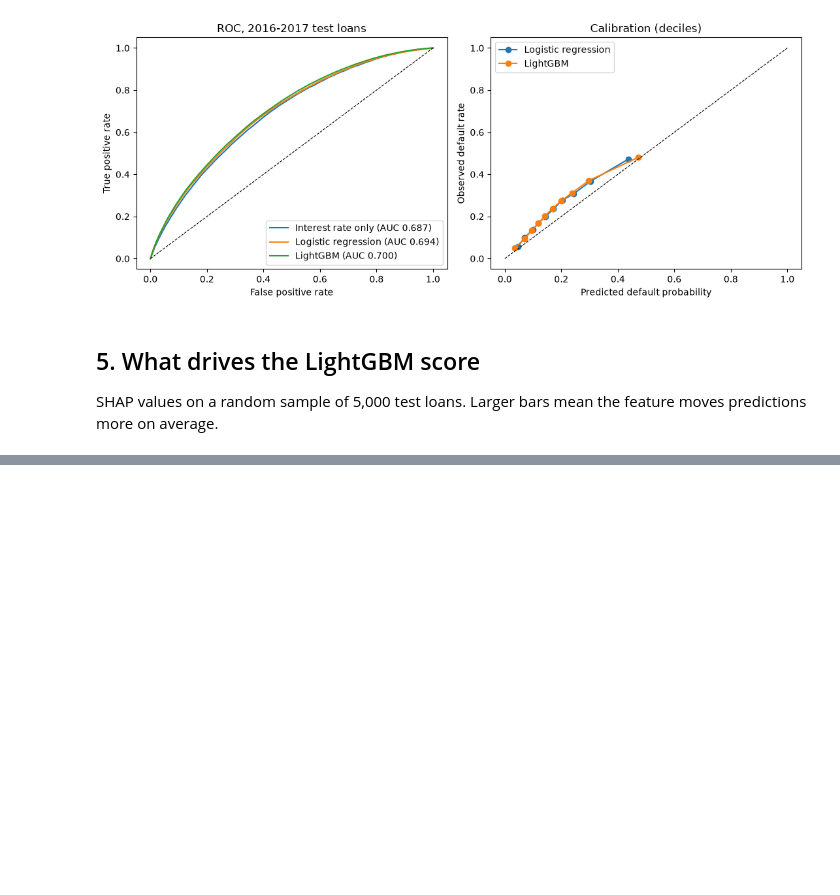
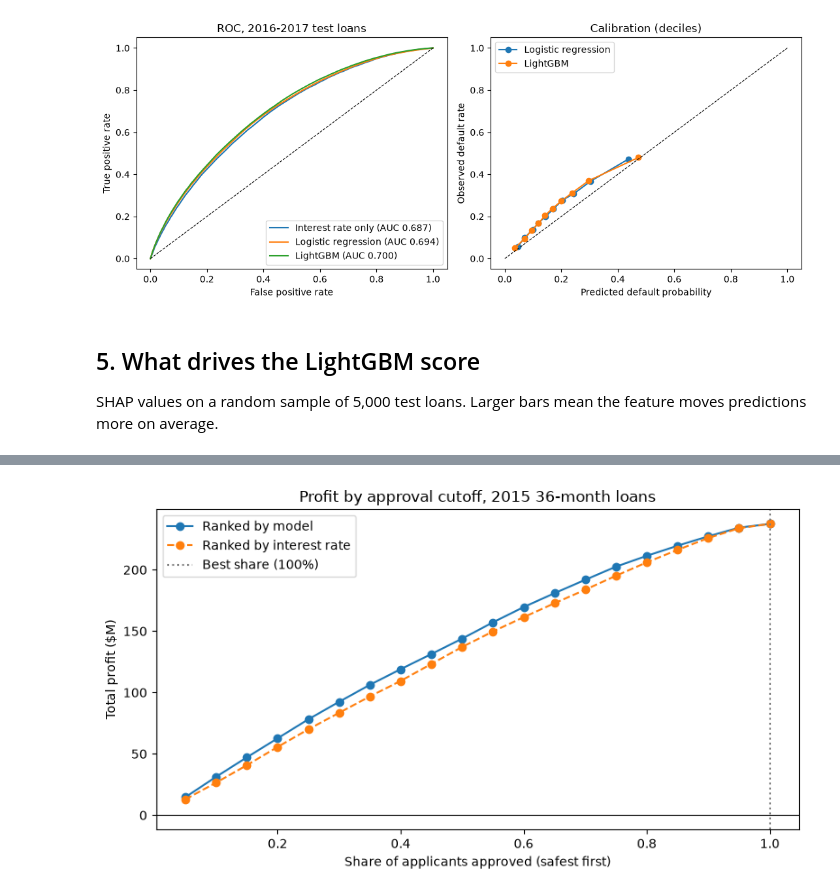
Before and after one commit to dhwanil1907/financial-data-warehouse-pipeline, a Jupyter notebook: notebooks/default_model.ipynb, the cells around one changed output, grey strips where cells are left out. Saved outputs shown, nothing was run; the diff lists cells and outputs as text; code cells hidden in the pictures; blank space fills up the shorter version.

```diff
--- a/notebooks/default_model.ipynb
+++ b/notebooks/default_model.ipynb
@@ -197,0 +213,12 @@ shap.plots.bar(explanation, max_display=len(FEATURES))
+# %%
+PROFIT_YEAR = 2015
+history = loans[loans["issue_year"] < PROFIT_YEAR]
+cohort = loans[(loans["issue_year"] == PROFIT_YEAR) & (loans["term_months"] == 36)].copy()
+
+profit_gbm = lgb.LGBMClassifier(**GBM_PARAMS).fit(for_lgbm(history[FEATURES]), history["defaulted"])
+cohort["model_risk"] = profit_gbm.predict_proba(for_lgbm(cohort[FEATURES]))[:, 1]
+cohort["profit"] = cohort["total_pymnt"] - cohort["funded_amnt"]
+
+print(f"cohort: {len(cohort):,} loans, default rate {cohort['defaulted'].mean():.2%}")
+print(f"model AUC on cohort: {roc_auc_score(cohort['defaulted'], cohort['model_risk']):.3f}")
+print(f"approve everyone: profit ${cohort['profit'].sum() / 1e6:,.1f}M, return {cohort['profit'].sum() / cohort['funded_amnt'].sum():.2%}")
@@ -197,0 +274,12 @@ shap.plots.bar(explanation, max_display=len(FEATURES))
+# %%
+fig, ax = plt.subplots(figsize=(8, 4.5))
+ax.plot(by_model.index, by_model["profit_musd"], marker="o", label="Ranked by model")
+ax.plot(by_rate.index, by_rate["profit_musd"], marker="o", linestyle="--", label="Ranked by interest rate")
+ax.axhline(0, color="k", linewidth=0.8)
+ax.axvline(best_share, color="grey", linestyle=":", label=f"Best share ({best_share:.0%})")
+ax.set(xlabel="Share of applicants approved (safest first)", ylabel="Total profit ($M)", title="Profit by approval cutoff, 2015 36-month loans")
+ax.legend()
+plt.tight_layout()
+plt.show()
+# %% [output]
+[figure, added]
```
Also changed, not shown: parts of 12 cells of this notebook, 2 other files.
